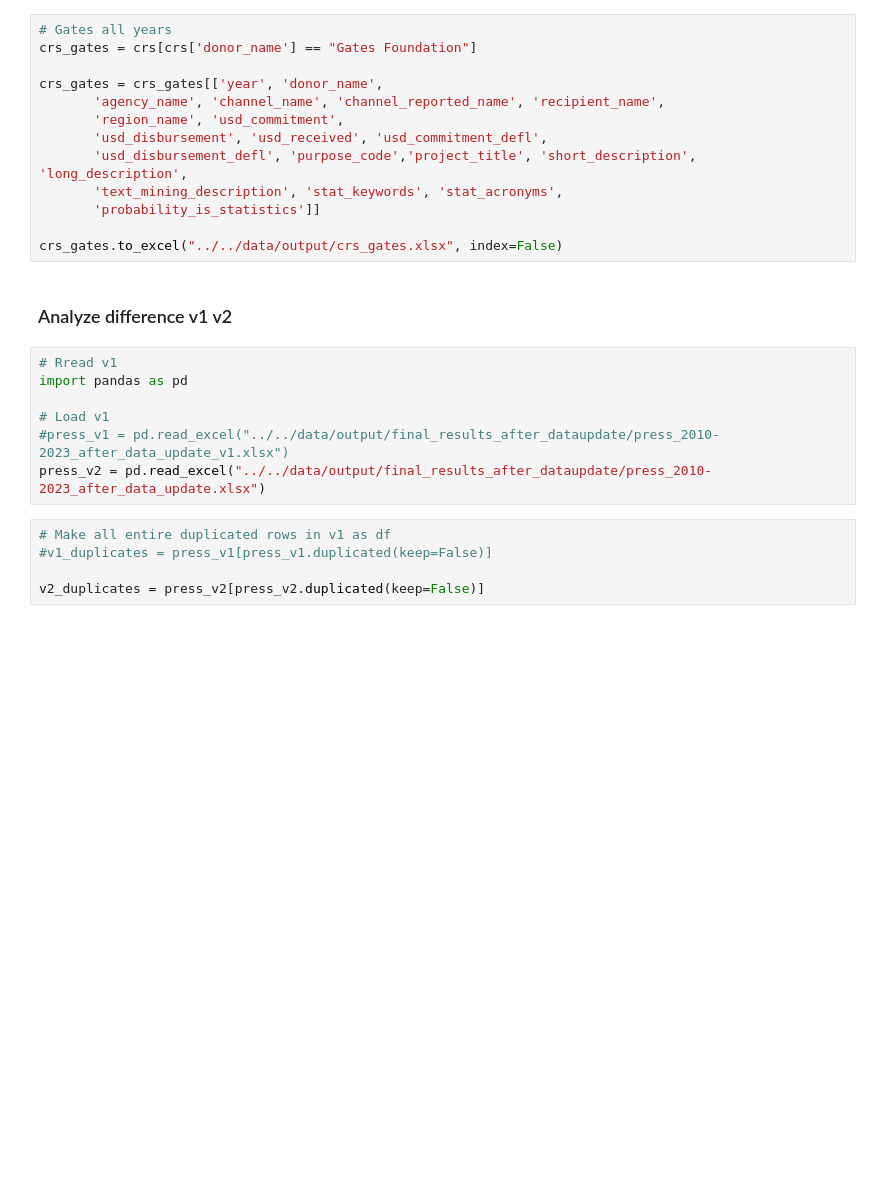
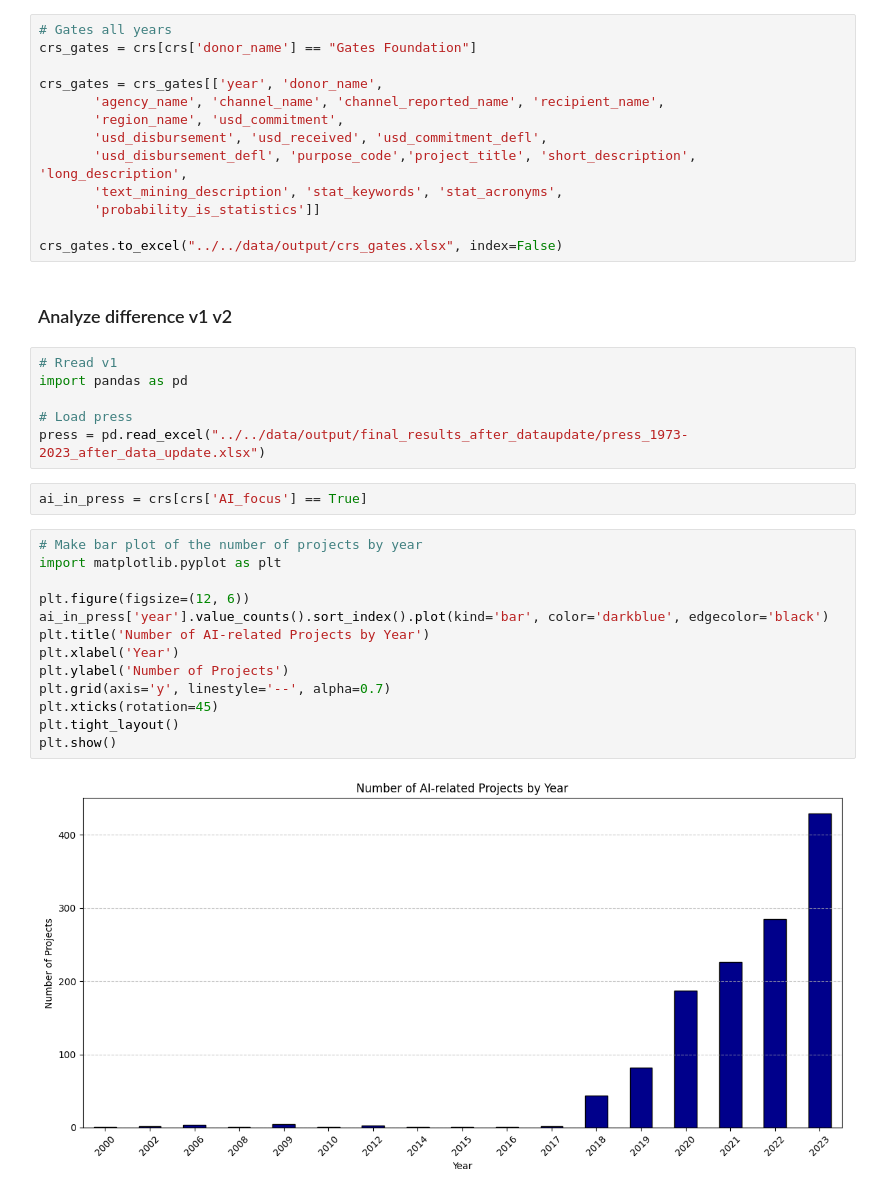
Before and after one commit to PARIS21-DATA/PRESS, a Jupyter notebook: notebooks/development/CRS_training_set_statistics.ipynb, the cells around one changed output. Saved outputs shown, nothing was run; the diff lists cells and outputs as text; blank space fills up the shorter version.

```diff
--- a/notebooks/development/CRS_training_set_statistics.ipynb
+++ b/notebooks/development/CRS_training_set_statistics.ipynb
@@ -562,11 +562,22 @@ crs_gates.to_excel("../../data/output/crs_gates.xlsx", index=False)
 # Rread v1
 import pandas as pd
 
-# Load v1
-#press_v1 = pd.read_excel("../../data/output/final_results_after_dataupdate/press_2010-2023_after_data_update_v1.xlsx")
-press_v2 = pd.read_excel("../../data/output/final_results_after_dataupdate/press_2010-2023_after_data_update.xlsx")
+# Load press
+press = pd.read_excel("../../data/output/final_results_after_dataupdate/press_1973-2023_after_data_update.xlsx")
-# %%
-# Make all entire duplicated rows in v1 as df
-#v1_duplicates = press_v1[press_v1.duplicated(keep=False)]
-
-v2_duplicates = press_v2[press_v2.duplicated(keep=False)]
+# %%
+ai_in_press = crs[crs['AI_focus'] == True]
+# %%
+# Make bar plot of the number of projects by year
+import matplotlib.pyplot as plt
+
+plt.figure(figsize=(12, 6))
+ai_in_press['year'].value_counts().sort_index().plot(kind='bar', color='darkblue', edgecolor='black')
+plt.title('Number of AI-related Projects by Year')
+plt.xlabel('Year')
+plt.ylabel('Number of Projects')
+plt.grid(axis='y', linestyle='--', alpha=0.7)
+plt.xticks(rotation=45)
+plt.tight_layout()
+plt.show()
+# %% [output]
+[figure, added]
```
Also changed, not shown: parts of 4 cells of this notebook, 4 other files.
